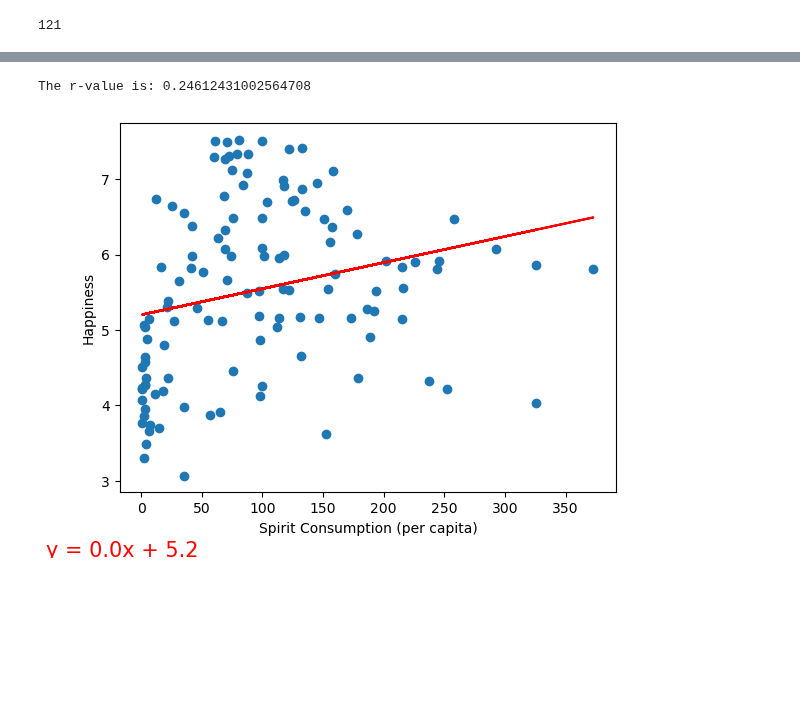
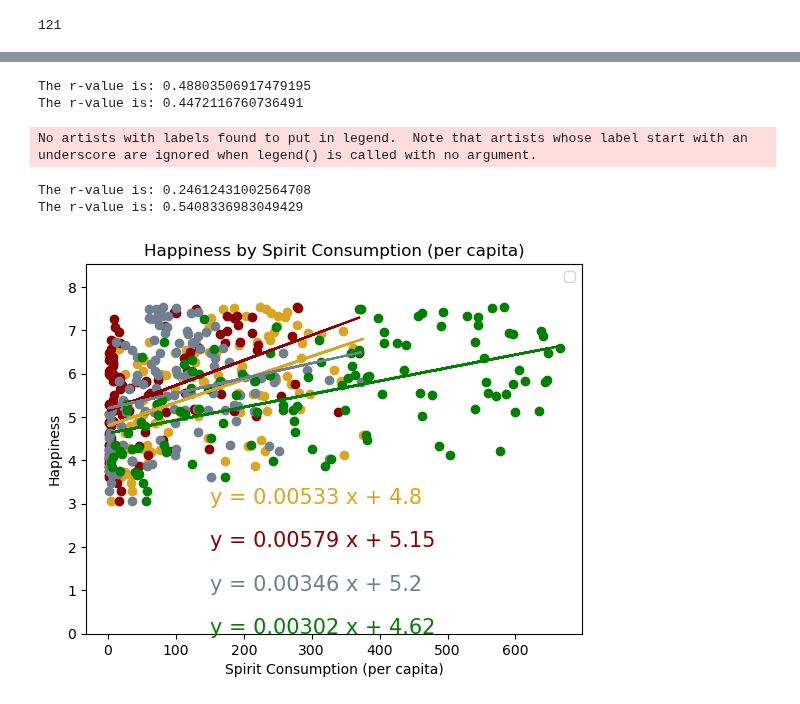
Before and after one commit to mattcaseycpa/project1, a Jupyter notebook: project.ipynb, the cells around one changed output, grey strips where cells are left out. Saved outputs shown, nothing was run; the diff lists cells and outputs as text; code cells hidden in the pictures; blank space fills up the shorter version.

Commit message:
Created function to plot scatter and linear regres Save images to output_data

```diff
--- a/project.ipynb
+++ b/project.ipynb
@@ -328,20 +329,19 @@ len(OH_happiness)#.head()
 # %% [output]
 121
 # %%
-# function to create create scatter and Linear Regression plots
-def lin_regress(x_vals, y_vals, x_label):
+# function to create create scatter and linear regression plots
+def lin_regress(x_vals, y_vals, x_label, color, x_ann, y_ann):
     (slope, intercept, rval, pval, stderr) = linregress(x_vals, y_vals)
-
+    print(f"The r-value is: {rval}")
     regress_vals = x_vals * slope + intercept
-    line_eq = "y = " + str(round(slope,2)) + "x + " + str(round(intercept,2))
-
-    # Plot best fit line
-    plt.scatter(x_vals, y_vals)
-    plt.plot(x_vals,regress_vals,"r-")
-    # Display regression line equation
-    plt.annotate(line_eq,(5.8,0.8),fontsize=15,color="red",xycoords="figure points") #
-
+    line_eq = f"y = {round(slope,5)} x + {round(intercept,2)}"
+    title = f"Happiness by {x_label}"
+    plt.scatter(x_vals, y_vals, c=color)
+    plt.plot(x_vals,regress_vals,color)
+    plt.annotate(line_eq,(x_ann, y_ann),fontsize=15,color=color)
+    plt.title(title)
     plt.xlabel(f"{x_label}")
     plt.ylabel(f"Happiness")
-    print(f"The r-value is: {rval}")
-    plt.show()
+    plt.ylim(0, y_vals.max()+1)
+    #plt.legend()
+    plt.savefig(f"output_data/{title}.png")
@@ -358,5 +348,13 @@ The r-value is: 0.4472116760736491
-# %%
-lin_regress(OH_happiness["Spirit_PerCapita"], OH_happiness["HappinessScore"], "Spirit Consumption (per capita)")
-# %% [output]
-The r-value is: 0.24612431002564708
-[figure, removed]
+# %%
+lin_regress(OH_happiness["Beer_PerCapita"], OH_happiness["HappinessScore"], "Beer Consumption (per capita)", "goldenrod", 150, 3)
+lin_regress(OH_happiness["Wine_PerCapita"], OH_happiness["HappinessScore"], "Wine Consumption (per capita)", "darkred", 150, 2)
+lin_regress(OH_happiness["Spirit_PerCapita"], OH_happiness["HappinessScore"], "Spirit Consumption (per capita)", "slategray", 150, 1)
+plt.legend()
+lin_regress((OH_happiness["Beer_PerCapita"]+OH_happiness["Wine_PerCapita"]+OH_happiness["Spirit_PerCapita"]), OH_happiness["HappinessScore"], "Spirit Consumption (per capita)", "green", 150, 0)
+# %% [output]
+The r-value is: 0.48803506917479195
+The r-value is: 0.4472116760736491
+No artists with labels found to put in legend.  Note that artists whose label start with an underscore are ignored when legend() is called with no argument.
+The r-value is: 0.24612431002564708
+The r-value is: 0.5408336983049429
+[figure, added]
```
Also changed, not shown: parts of 3 cells of this notebook, 4 other files.
